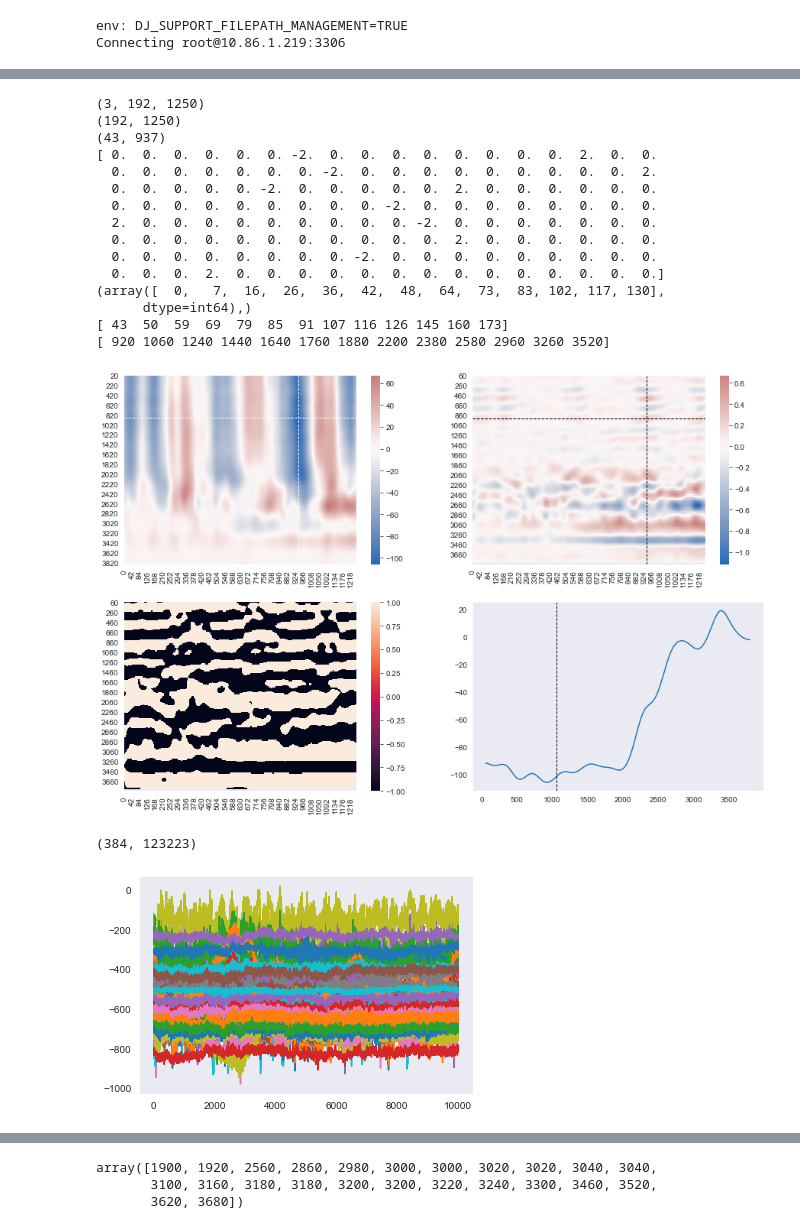
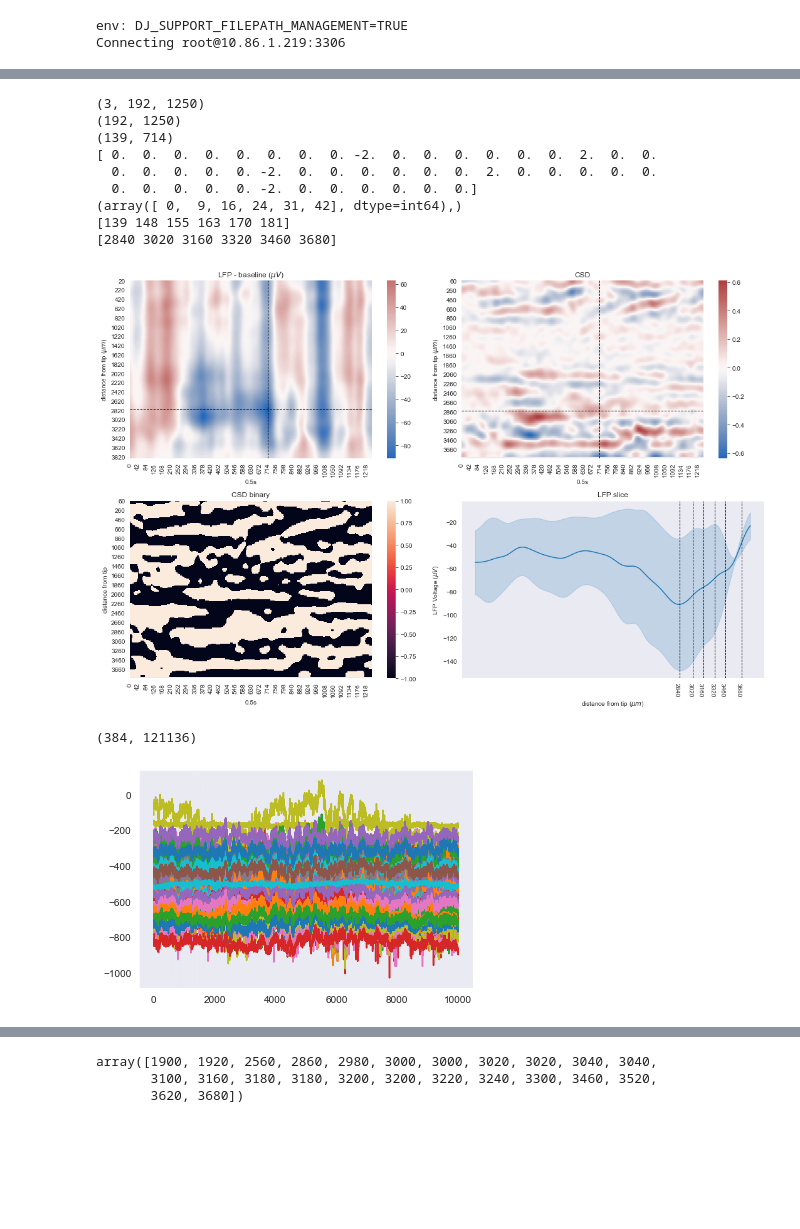
Before and after one commit to bramn22/DatajointVEIDB, a Jupyter notebook: notebooks/CSD_estimation.ipynb, the cells around one changed output, grey strips where cells are left out. Cells and saved outputs as stored; diff of their text form; code cells hidden in the pictures; blank space fills up the shorter version.

```diff
--- a/notebooks/CSD_estimation.ipynb
+++ b/notebooks/CSD_estimation.ipynb
@@ -60 +57,9 @@ Total: 8
+# %%
+exp_id = '01247'
+# lfp_path = r'Z:\Data\01233\neuropixel\20200329a\spikeGLX\0002_EXPA_g0_t0.imec.lf.bin'
+lfp_path = r'Y:\Data\01247\M01\20200328e\spikeGLX\0002_EXPA_g0_t0.imec.lf.bin'
+# lfp_path = r'Y:\Data\01261\neuropixel\20200327f\spikeGLX\0002_EXPA_g0_t0.imec.lf.bin'
+
+# subsess_key = {'experiment_id': '01233', 'session_id': '20200329a', 'subsession_id': 'EXPA_0002'}
+subsess_key = {'experiment_id': '01247', 'session_id': '20200328e', 'subsession_id': 'EXPA_0002'}
 # %%
@@ -176,2 +119,0 @@ from scipy import ndimage
-# %%
-idx = 53453
@@ -242,62 +164,70 @@ def get_mean_CSD(lfps, idxs, depths):
     CSD_depths = depths[2:-2]
     # CSD = np.diff(np.diff(channels_by_depth, axis=0), axis=0)
 
     min_idx = np.unravel_index(signals_mean[2:-2].argmin(), signals_mean[2:-2].shape)
     print(min_idx)
 
     signals_single = signals_mean[:,min_idx[1]]
     CSD_single = CSD[:,min_idx[1]]
 
     print(np.diff(np.sign(CSD_single[min_idx[0]:])))
     print(np.where(np.diff(np.sign(CSD_single[min_idx[0]:]), prepend=0)!=0))
     CSD_zero = min_idx[0] + np.where(np.diff(np.sign(CSD_single[min_idx[0]:]), prepend=0)!=0)[0] # Check correctness prepend
     print(CSD_zero)
 
     sb.heatmap(signals_mean, ax=axs[0,0], yticklabels=depths[::10], cmap='vlag', center=0)
-    axs[0,0].axvline(min_idx[1], c='white', linewidth=1, linestyle='--')
-    axs[0,0].axhline(min_idx[0], c='white', linewidth=1, linestyle='--')
+    axs[0,0].axvline(min_idx[1], c='k', linewidth=1, linestyle='--')
+    axs[0,0].axhline(min_idx[0], c='k', linewidth=1, linestyle='--')
     axs[0,0].set_yticks(np.arange(0, len(depths), 10))
+    axs[0,0].set(title='LFP - baseline ($\mu V$) ', ylabel='distance from tip ($\mu m$)', xlabel='0.5s')
     sb.heatmap(CSD, ax=axs[0,1], yticklabels=CSD_depths[::10], cmap='vlag', center=0)
     axs[0,1].axvline(min_idx[1], c='k', linewidth=1, linestyle='--')
     axs[0,1].axhline(min_idx[0], c='k', linewidth=1, linestyle='--')
     axs[0,1].set_yticks(np.arange(0, len(depths), 10))
+    axs[0,1].set(title='CSD', ylabel='distance from tip ($\mu m$)', xlabel='0.5s')
     sb.heatmap(np.sign(CSD), ax=axs[1,0], yticklabels=CSD_depths[::10])
     axs[1,0].set_yticks(np.arange(0, len(depths), 10))
-    axs[1,1].plot(CSD_depths, signals_single[2:-2])
-    axs[1,1].axvline(CSD_depths[CSD_zero[1]], c='k', linewidth=1, linestyle='--')
+    axs[1,0].set(title='CSD binary', ylabel='distance from tip', xlabel='0.5s')
+
+    df = pd.DataFrame(signals_matrix[:,2:-2,min_idx[1]]).melt()
+    df['variable'] = CSD_depths[df['variable']]
+    sb.lineplot(x="variable", y="value", data=df, estimator='mean', ci='sd', ax=axs[1,1])
+#     axs[1,1].plot(CSD_depths, signals_single[2:-2])
+    for candidate in CSD_depths[CSD_zero]:
+        axs[1,1].axvline(candidate, c='k', linewidth=1, linestyle='--')
+    axs
+#     axs[1,1].axvline(CSD_depths[CSD_zero[1]], c='k', linewidth=1, linestyle='--')
+    axs[1,1].set(title='LFP slice', ylabel='LFP Voltage ($\mu V$)', xlabel='distance from tip ($\mu m$)', xticks=CSD_depths[CSD_zero])
+    axs[1,1].set_xticklabels(CSD_depths[CSD_zero], rotation = -90, ha="right")
     print(CSD_depths[CSD_zero])
-#     plt.savefig('CSD_01230_EXPA.png', dpi=120)
+    plt.tight_layout()
+    plt.savefig(f'CSD2_{exp_id}_EXPA.png', dpi=120)
     plt.show()
 
 correct_channel_depths = np.repeat(np.arange(20, 3850, 20), 2)
 get_mean_CSD(lfps, trials_starts[:3]*2500/30000, correct_channel_depths)
 # %% [output]
 (3, 192, 1250)
 (192, 1250)
-(43, 937)
-[ 0.  0.  0.  0.  0.  0. -2.  0.  0.  0.  0.  0.  0.  0.  0.  2.  0.  0.
-  0.  0.  0.  0.  0.  0.  0. -2.  0.  0.  0.  0.  0.  0.  0.  0.  0.  2.
-  0.  0.  0.  0.  0. -2.  0.  0.  0.  0.  0.  2.  0.  0.  0.  0.  0.  0.
-  0.  0.  0.  0.  0.  0.  0.  0.  0. -2.  0.  0.  0.  0.  0.  0.  0.  0.
-  2.  0.  0.  0.  0.  0.  0.  0.  0.  0. -2.  0.  0.  0.  0.  0.  0.  0.
-  0.  0.  0.  0.  0.  0.  0.  0.  0.  0.  0.  2.  0.  0.  0.  0.  0.  0.
-  0.  0.  0.  0.  0.  0.  0.  0. -2.  0.  0.  0.  0.  0.  0.  0.  0.  0.
-  0.  0.  0.  2.  0.  0.  0.  0.  0.  0.  0.  0.  0.  0.  0.  0.  0.  0.]
-(array([  0,   7,  16,  26,  36,  42,  48,  64,  73,  83, 102, 117, 130],
-      dtype=int64),)
-[ 43  50  59  69  79  85  91 107 116 126 145 160 173]
-[ 920 1060 1240 1440 1640 1760 1880 2200 2380 2580 2960 3260 3520]
+(139, 714)
+[ 0.  0.  0.  0.  0.  0.  0.  0. -2.  0.  0.  0.  0.  0.  0.  2.  0.  0.
+  0.  0.  0.  0.  0. -2.  0.  0.  0.  0.  0.  0.  2.  0.  0.  0.  0.  0.
+  0.  0.  0.  0.  0. -2.  0.  0.  0.  0.  0.  0.]
+(array([ 0,  9, 16, 24, 31, 42], dtype=int64),)
+[139 148 155 163 170 181]
+[2840 3020 3160 3320 3460 3680]
-[figure, old version]
+[figure, new version]
 # %%
 """ Freq analysis across depth """
 from scipy.signal import spectrogram
+from scipy.ndimage import gaussian_filter1d
 lfps.shape
 # %% [output]
-(384, 123223)
+(384, 121136)
 # %%
 plt.plot(lfps[:,:10000].T)
 plt.show()
 # %% [output]
-[figure, old version]
+[figure, new version]
 # %%
 from sklearn import decomposition, preprocessing
```
Also changed, not shown: parts of 25 cells of this notebook, 6 other files.
